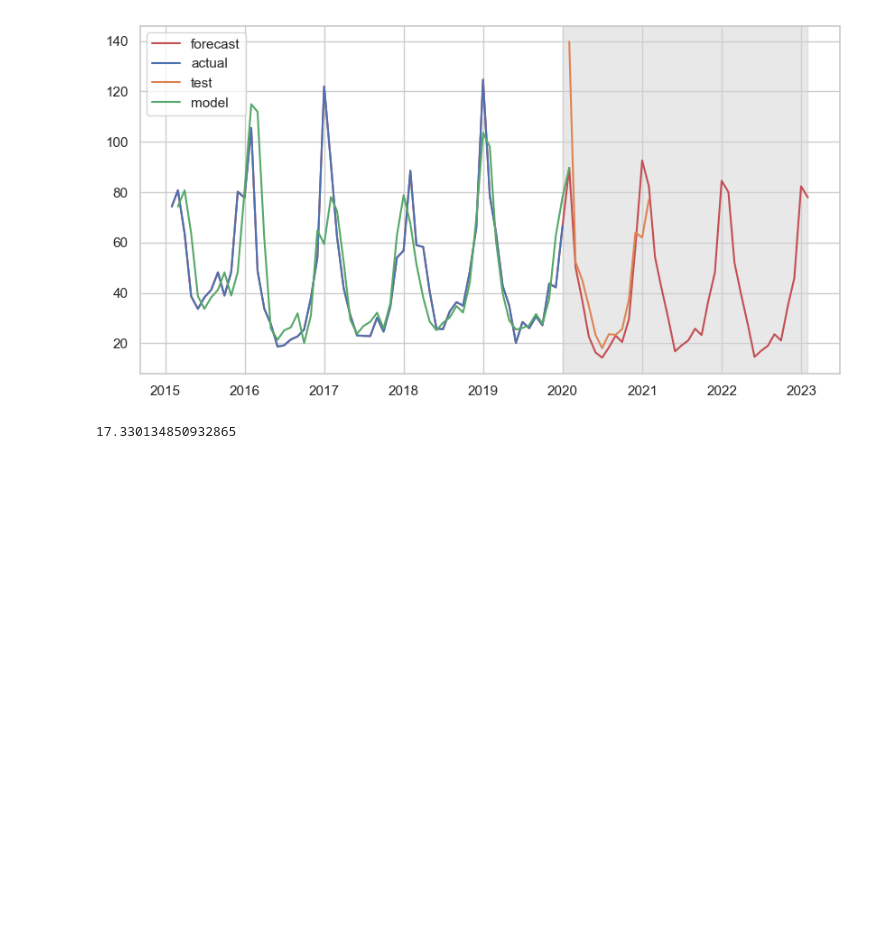
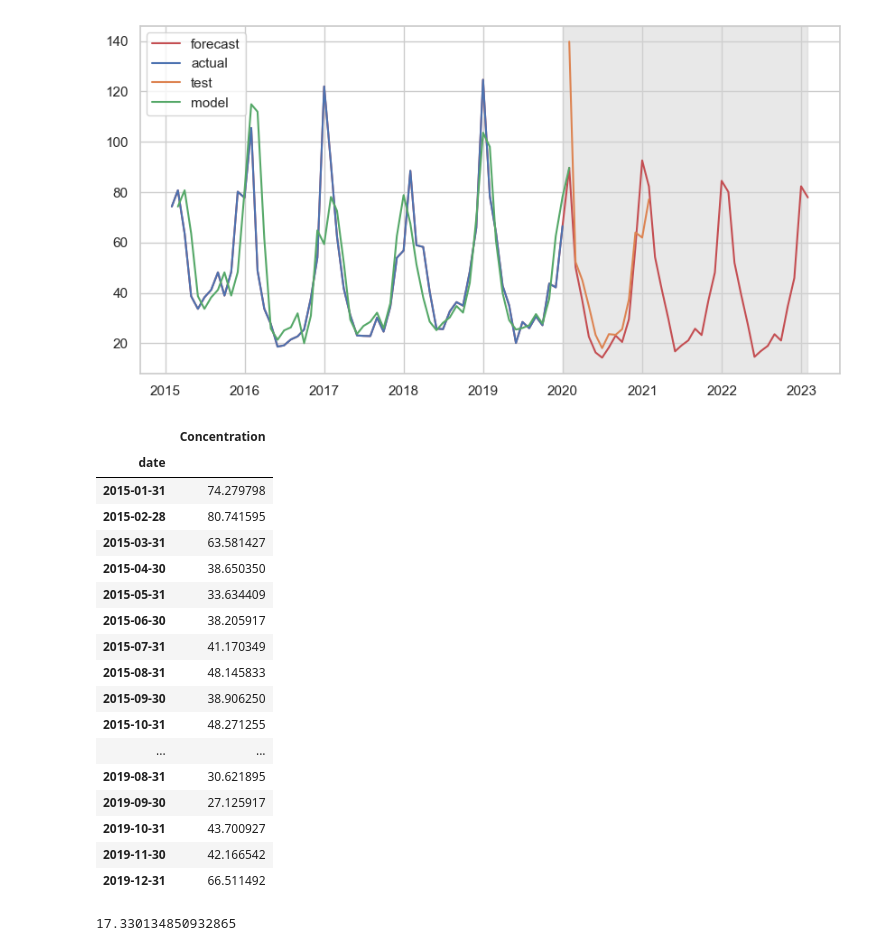
Before and after one commit to mplanasgit/Ironhack-Final-Project, a Jupyter notebook: src/forecast.ipynb, the cells around one changed output. Cells and saved outputs as stored; diff of their text form; code cells hidden in the pictures; blank space fills up the shorter version.

```diff
--- a/src/forecast.ipynb
+++ b/src/forecast.ipynb
@@ -1186,6 +1186,27 @@ plt.legend()
 plt.show()
 # %% [output]
 [figure]
+# %%
+pd.DataFrame(train)
+# %% [output]
+|  | Concentration |
+| date |  |
+| 2015-01-31 | 74.279798 |
+| 2015-02-28 | 80.741595 |
+| 2015-03-31 | 63.581427 |
+| 2015-04-30 | 38.650350 |
+| 2015-05-31 | 33.634409 |
+| 2015-06-30 | 38.205917 |
+| 2015-07-31 | 41.170349 |
+| 2015-08-31 | 48.145833 |
+| 2015-09-30 | 38.906250 |
+| 2015-10-31 | 48.271255 |
+| ... | ... |
+| 2019-08-31 | 30.621895 |
+| 2019-09-30 | 27.125917 |
+| 2019-10-31 | 43.700927 |
+| 2019-11-30 | 42.166542 |
+| 2019-12-31 | 66.511492 |
 # %%
 rmse(pred, test)
 # %% [output]
```
Also changed, not shown: 1 other file.
